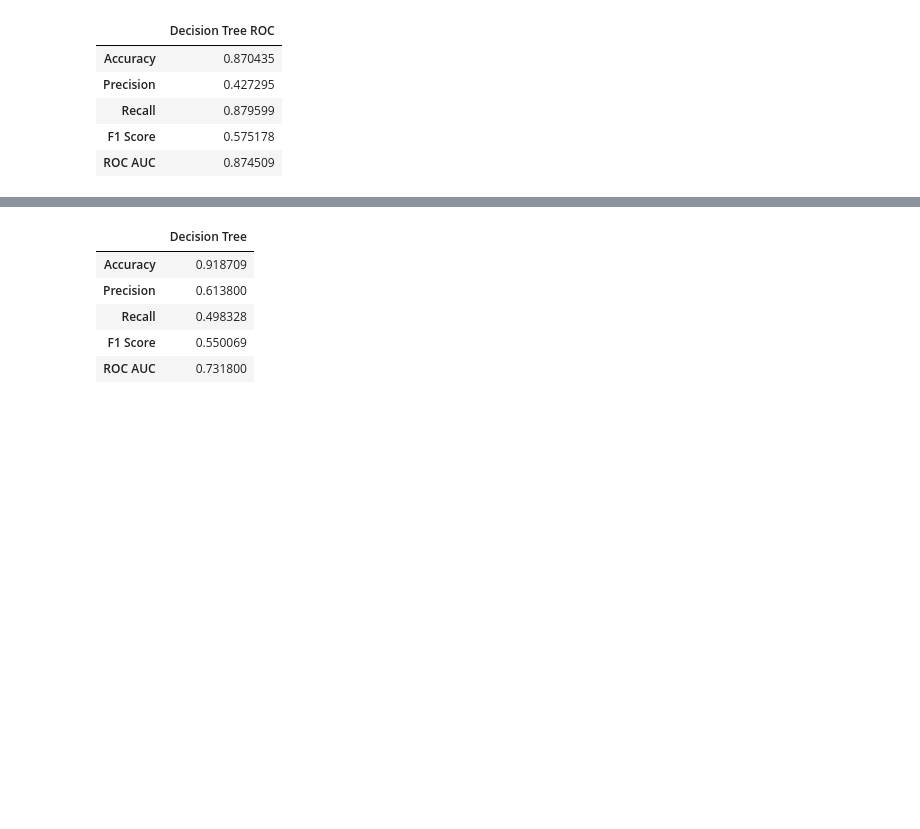
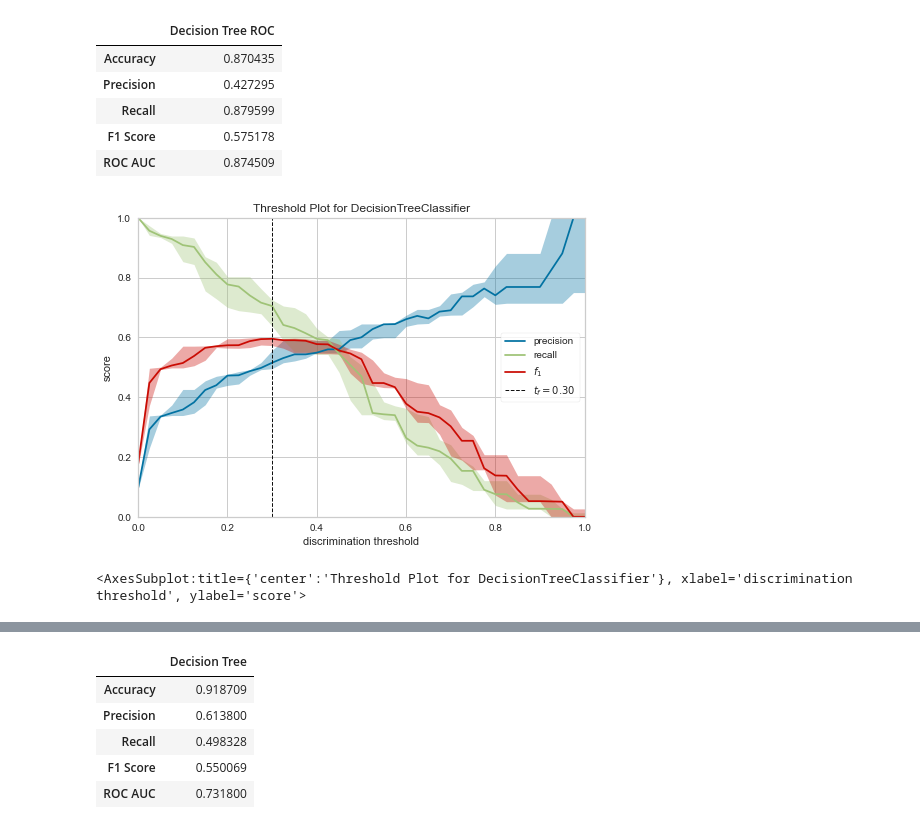
Before and after one commit to melwinmpk/python_datascience, a Jupyter notebook: Project/Project Telemarketing Campaign for Bank/Notebook_v2/Modeling.ipynb, the cells around one changed output, grey strips where cells are left out. Drawn from its saved outputs; the diff is of its cells as text; code cells hidden in the pictures; blank space fills up the shorter version.

```diff
--- a/Project/Project Telemarketing Campaign for Bank/Notebook_v2/Modeling.ipynb
+++ b/Project/Project Telemarketing Campaign for Bank/Notebook_v2/Modeling.ipynb
@@ -205,3 +214,18 @@ weighted avg       0.93      0.87      0.89     11994
 | Recall | 0.879599 |
 | F1 Score | 0.575178 |
 | ROC AUC | 0.874509 |
+# %%
+visualizer = DiscriminationThreshold(model_dt,
+                                     n_trials=5,
+                                     cv=0.5,
+                                     argmax='fscore',
+                                     random_state=0,
+                                     is_fitted=False,
+                                     exclude = "queue_rate")
+
+visualizer.fit(x_train, y_train)        # Fit the visualizer and the model
+visualizer.score(x_test, y_test)        # Evaluate the model on the test data
+visualizer.show()
+# %% [output]
+[figure, added]
+<AxesSubplot:title={'center':'Threshold Plot for DecisionTreeClassifier'}, xlabel='discrimination threshold', ylabel='score'>
```
Also changed, not shown: parts of 14 cells of this notebook.
